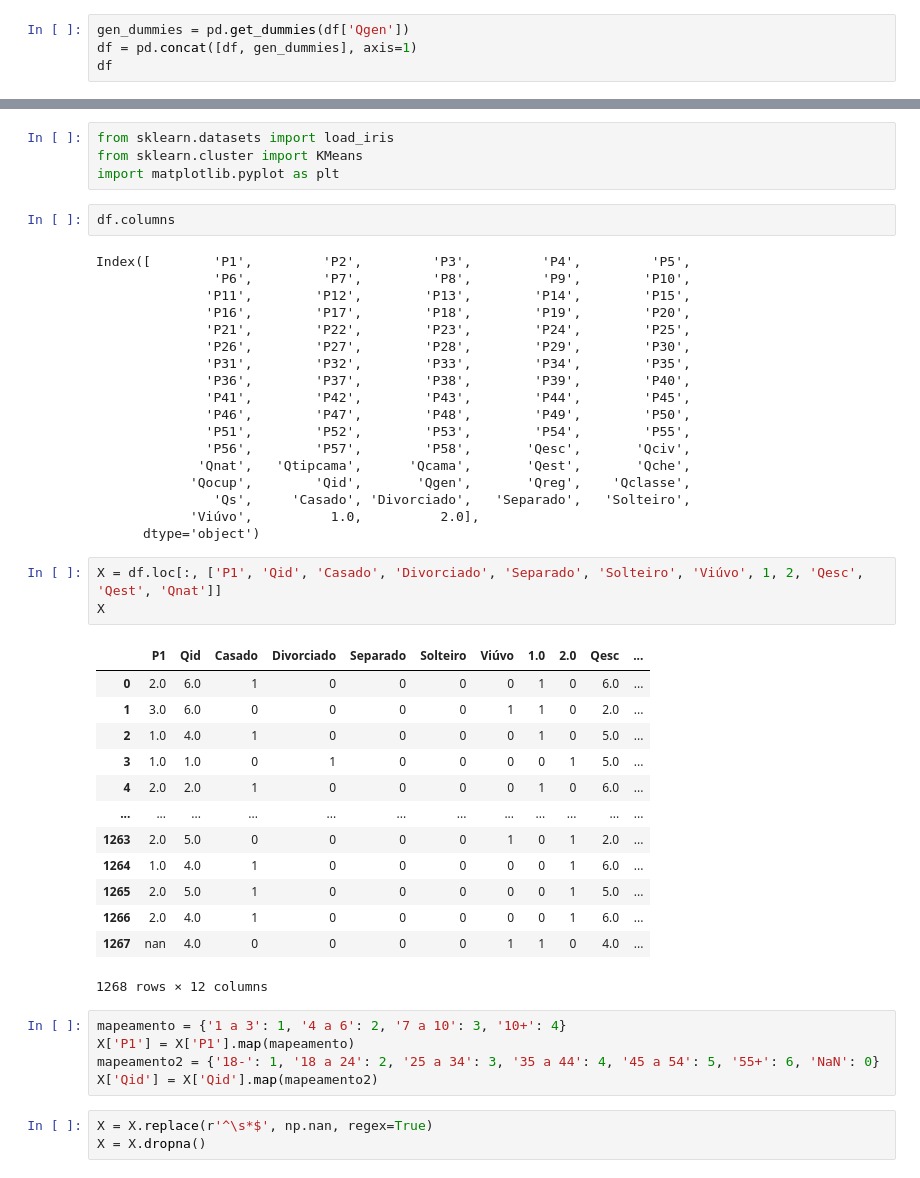
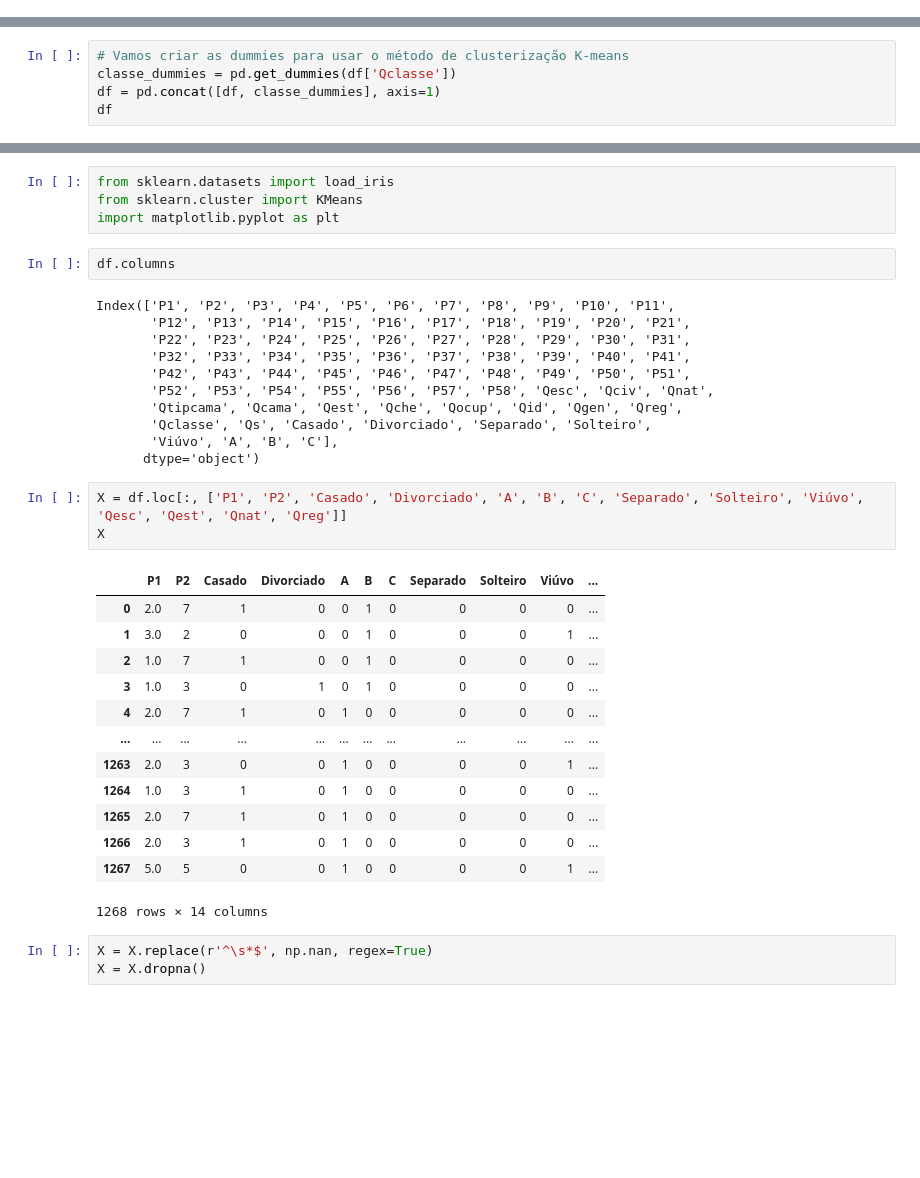
Before and after one commit to pmahfuz/Jr_hotelaria, a Jupyter notebook: Analise_base.ipynb, the cells around one changed output, grey strips where cells are left out. Drawn from its saved outputs; the diff is of its cells as text; blank space fills up the shorter version.

Commit message:
Clusterização feita

```diff
--- a/Analise_base.ipynb
+++ b/Analise_base.ipynb
@@ -378,4 +328,0 @@ df
-# %%
-gen_dummies = pd.get_dummies(df['Qgen'])
-df = pd.concat([df, gen_dummies], axis=1)
-df
@@ -395,0 +329,5 @@ df
+# %%
+# Vamos criar as dummies para usar o método de clusterização K-means
+classe_dummies = pd.get_dummies(df['Qclasse'])
+df = pd.concat([df, classe_dummies], axis=1)
+df
@@ -400,45 +352,33 @@ import matplotlib.pyplot as plt
 # %%
 df.columns
 # %% [output]
-Index([        'P1',         'P2',         'P3',         'P4',         'P5',
-               'P6',         'P7',         'P8',         'P9',        'P10',
-              'P11',        'P12',        'P13',        'P14',        'P15',
-              'P16',        'P17',        'P18',        'P19',        'P20',
-              'P21',        'P22',        'P23',        'P24',        'P25',
-              'P26',        'P27',        'P28',        'P29',        'P30',
-              'P31',        'P32',        'P33',        'P34',        'P35',
-              'P36',        'P37',        'P38',        'P39',        'P40',
-              'P41',        'P42',        'P43',        'P44',        'P45',
-              'P46',        'P47',        'P48',        'P49',        'P50',
-              'P51',        'P52',        'P53',        'P54',        'P55',
-              'P56',        'P57',        'P58',       'Qesc',       'Qciv',
-             'Qnat',   'Qtipcama',      'Qcama',       'Qest',       'Qche',
-            'Qocup',        'Qid',       'Qgen',       'Qreg',    'Qclasse',
-               'Qs',     'Casado', 'Divorciado',   'Separado',   'Solteiro',
-            'Viúvo',          1.0,          2.0],
+Index(['P1', 'P2', 'P3', 'P4', 'P5', 'P6', 'P7', 'P8', 'P9', 'P10', 'P11',
+       'P12', 'P13', 'P14', 'P15', 'P16', 'P17', 'P18', 'P19', 'P20', 'P21',
+       'P22', 'P23', 'P24', 'P25', 'P26', 'P27', 'P28', 'P29', 'P30', 'P31',
+       'P32', 'P33', 'P34', 'P35', 'P36', 'P37', 'P38', 'P39', 'P40', 'P41',
+       'P42', 'P43', 'P44', 'P45', 'P46', 'P47', 'P48', 'P49', 'P50', 'P51',
+       'P52', 'P53', 'P54', 'P55', 'P56', 'P57', 'P58', 'Qesc', 'Qciv', 'Qnat',
+       'Qtipcama', 'Qcama', 'Qest', 'Qche', 'Qocup', 'Qid', 'Qgen', 'Qreg',
+       'Qclasse', 'Qs', 'Casado', 'Divorciado', 'Separado', 'Solteiro',
+       'Viúvo', 'A', 'B', 'C'],
       dtype='object')
 # %%
-X = df.loc[:, ['P1', 'Qid', 'Casado', 'Divorciado', 'Separado', 'Solteiro', 'Viúvo', 1, 2, 'Qesc', 'Qest', 'Qnat']]
+X = df.loc[:, ['P1', 'P2', 'Casado', 'Divorciado', 'A', 'B', 'C', 'Separado', 'Solteiro', 'Viúvo', 'Qesc', 'Qest', 'Qnat', 'Qreg']]
 X
 # %% [output]
-|  | P1 | Qid | Casado | Divorciado | Separado | Solteiro | Viúvo | 1.0 | 2.0 | Qesc | ... |
-| 0 | 2.0 | 6.0 | 1 | 0 | 0 | 0 | 0 | 1 | 0 | 6.0 | ... |
-| 1 | 3.0 | 6.0 | 0 | 0 | 0 | 0 | 1 | 1 | 0 | 2.0 | ... |
-| 2 | 1.0 | 4.0 | 1 | 0 | 0 | 0 | 0 | 1 | 0 | 5.0 | ... |
-| 3 | 1.0 | 1.0 | 0 | 1 | 0 | 0 | 0 | 0 | 1 | 5.0 | ... |
-| 4 | 2.0 | 2.0 | 1 | 0 | 0 | 0 | 0 | 1 | 0 | 6.0 | ... |
+|  | P1 | P2 | Casado | Divorciado | A | B | C | Separado | Solteiro | Viúvo | ... |
+| 0 | 2.0 | 7 | 1 | 0 | 0 | 1 | 0 | 0 | 0 | 0 | ... |
+| 1 | 3.0 | 2 | 0 | 0 | 0 | 1 | 0 | 0 | 0 | 1 | ... |
+| 2 | 1.0 | 7 | 1 | 0 | 0 | 1 | 0 | 0 | 0 | 0 | ... |
+| 3 | 1.0 | 3 | 0 | 1 | 0 | 1 | 0 | 0 | 0 | 0 | ... |
+| 4 | 2.0 | 7 | 1 | 0 | 1 | 0 | 0 | 0 | 0 | 0 | ... |
 | ... | ... | ... | ... | ... | ... | ... | ... | ... | ... | ... | ... |
-| 1263 | 2.0 | 5.0 | 0 | 0 | 0 | 0 | 1 | 0 | 1 | 2.0 | ... |
-| 1264 | 1.0 | 4.0 | 1 | 0 | 0 | 0 | 0 | 0 | 1 | 6.0 | ... |
-| 1265 | 2.0 | 5.0 | 1 | 0 | 0 | 0 | 0 | 0 | 1 | 5.0 | ... |
-| 1266 | 2.0 | 4.0 | 1 | 0 | 0 | 0 | 0 | 0 | 1 | 6.0 | ... |
-| 1267 | nan | 4.0 | 0 | 0 | 0 | 0 | 1 | 1 | 0 | 4.0 | ... |
+| 1263 | 2.0 | 3 | 0 | 0 | 1 | 0 | 0 | 0 | 0 | 1 | ... |
+| 1264 | 1.0 | 3 | 1 | 0 | 1 | 0 | 0 | 0 | 0 | 0 | ... |
+| 1265 | 2.0 | 7 | 1 | 0 | 1 | 0 | 0 | 0 | 0 | 0 | ... |
+| 1266 | 2.0 | 3 | 1 | 0 | 1 | 0 | 0 | 0 | 0 | 0 | ... |
+| 1267 | 5.0 | 5 | 0 | 0 | 1 | 0 | 0 | 0 | 0 | 1 | ... |
-1268 rows × 12 columns
+1268 rows × 14 columns
-# %%
-mapeamento = {'1 a 3': 1, '4 a 6': 2, '7 a 10': 3, '10+': 4}
-X['P1'] = X['P1'].map(mapeamento)
-mapeamento2 = {'18-': 1, '18 a 24': 2, '25 a 34': 3, '35 a 44': 4, '45 a 54': 5, '55+': 6, 'NaN': 0}
-X['Qid'] = X['Qid'].map(mapeamento2)
 # %%
 X = X.replace(r'^\s*$', np.nan, regex=True)
 X = X.dropna()
```
Also changed, not shown: parts of 31 cells of this notebook.
